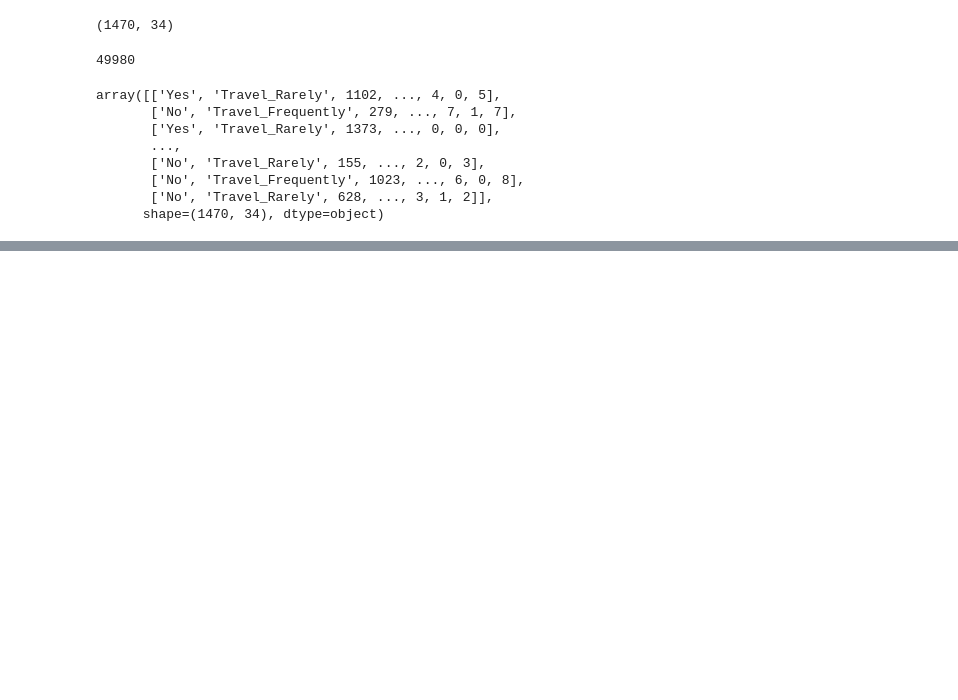
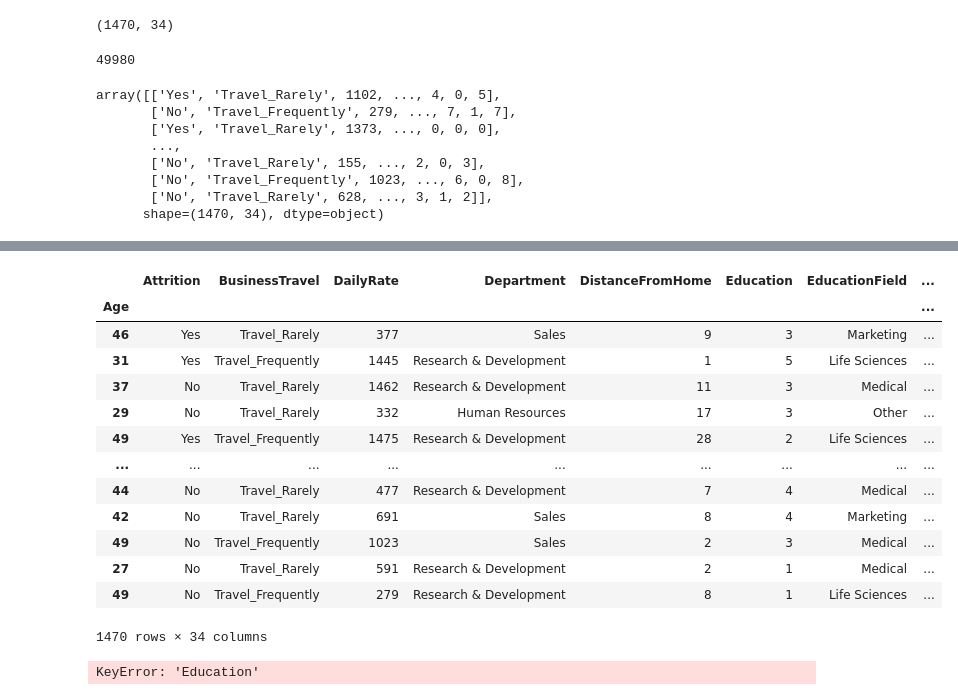
Before and after one commit to Roopa-KR/Python-Concepts, a Jupyter notebook: pandas.ipynb, the cells around one changed output, grey strips where cells are left out. Saved outputs shown, nothing was run; the diff lists cells and outputs as text; code cells hidden in the pictures; blank space fills up the shorter version.

```diff
--- a/pandas.ipynb
+++ b/pandas.ipynb
@@ -441,0 +463,22 @@ AttributeError: 'DataFrame' object has no attribute 'iteritems'
+# %%
+df.sort_values(by='RelationshipSatisfaction')           # sort by one column
+#  df.sort_values(by=[col1, col2])    # sort by multiple cols
+# %% [output]
+|  | Attrition | BusinessTravel | DailyRate | Department | DistanceFromHome | Education | EducationField | ... |
+| Age |  |  |  |  |  |  |  | ... |
+| 46 | Yes | Travel_Rarely | 377 | Sales | 9 | 3 | Marketing | ... |
+| 31 | Yes | Travel_Frequently | 1445 | Research & Development | 1 | 5 | Life Sciences | ... |
+| 37 | No | Travel_Rarely | 1462 | Research & Development | 11 | 3 | Medical | ... |
+| 29 | No | Travel_Rarely | 332 | Human Resources | 17 | 3 | Other | ... |
+| 49 | Yes | Travel_Frequently | 1475 | Research & Development | 28 | 2 | Life Sciences | ... |
+| ... | ... | ... | ... | ... | ... | ... | ... | ... |
+| 44 | No | Travel_Rarely | 477 | Research & Development | 7 | 4 | Medical | ... |
+| 42 | No | Travel_Rarely | 691 | Sales | 8 | 4 | Marketing | ... |
+| 49 | No | Travel_Frequently | 1023 | Sales | 2 | 3 | Medical | ... |
+| 27 | No | Travel_Rarely | 591 | Research & Development | 2 | 1 | Medical | ... |
+| 49 | No | Travel_Frequently | 279 | Research & Development | 8 | 1 | Life Sciences | ... |
+1470 rows × 34 columns
+# %%
+df.sort_values(by='Education',axis=1)     # sort columns
+# %% [output]
+KeyError: 'Education'
```
Also changed, not shown: parts of 5 cells of this notebook.
